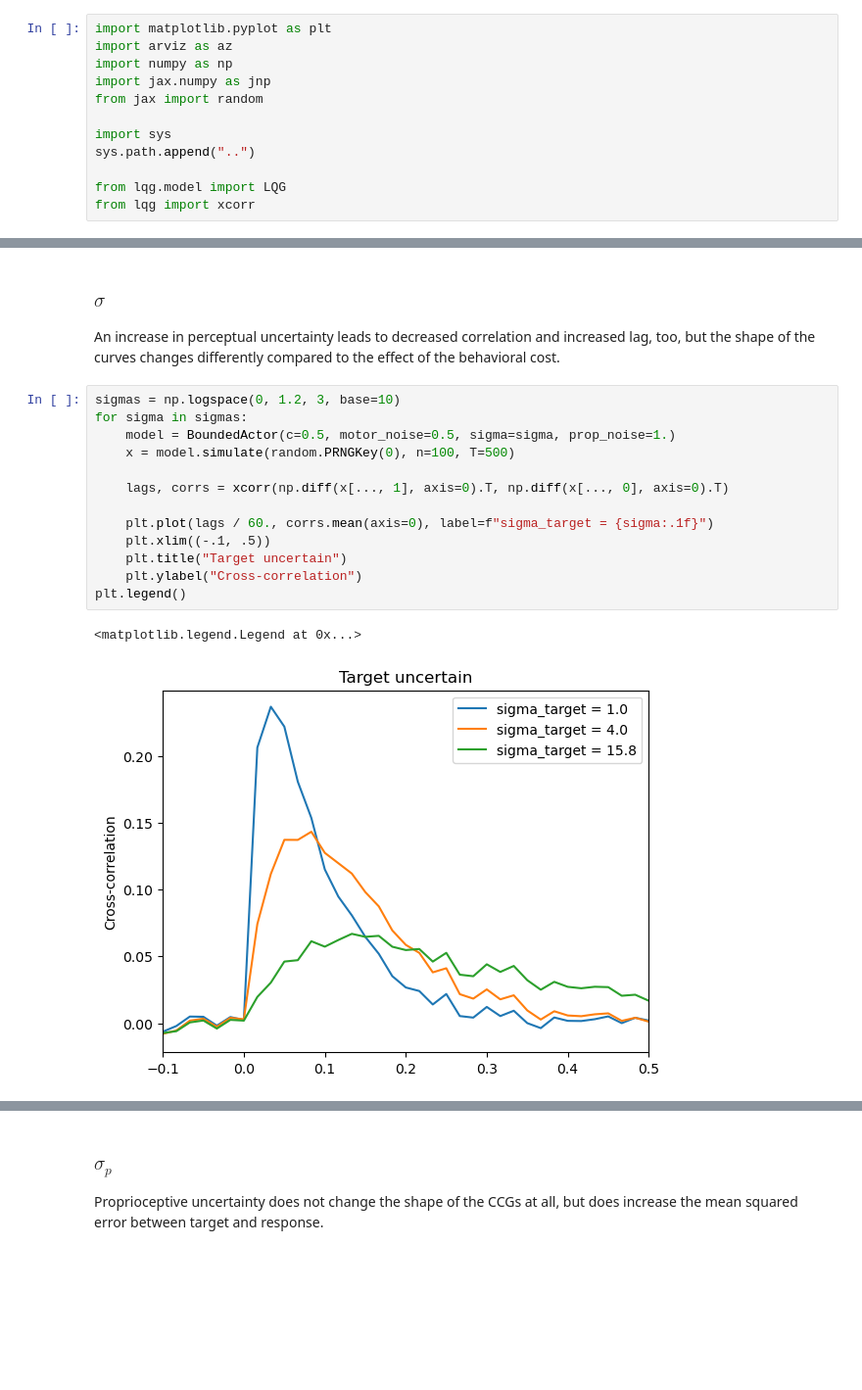
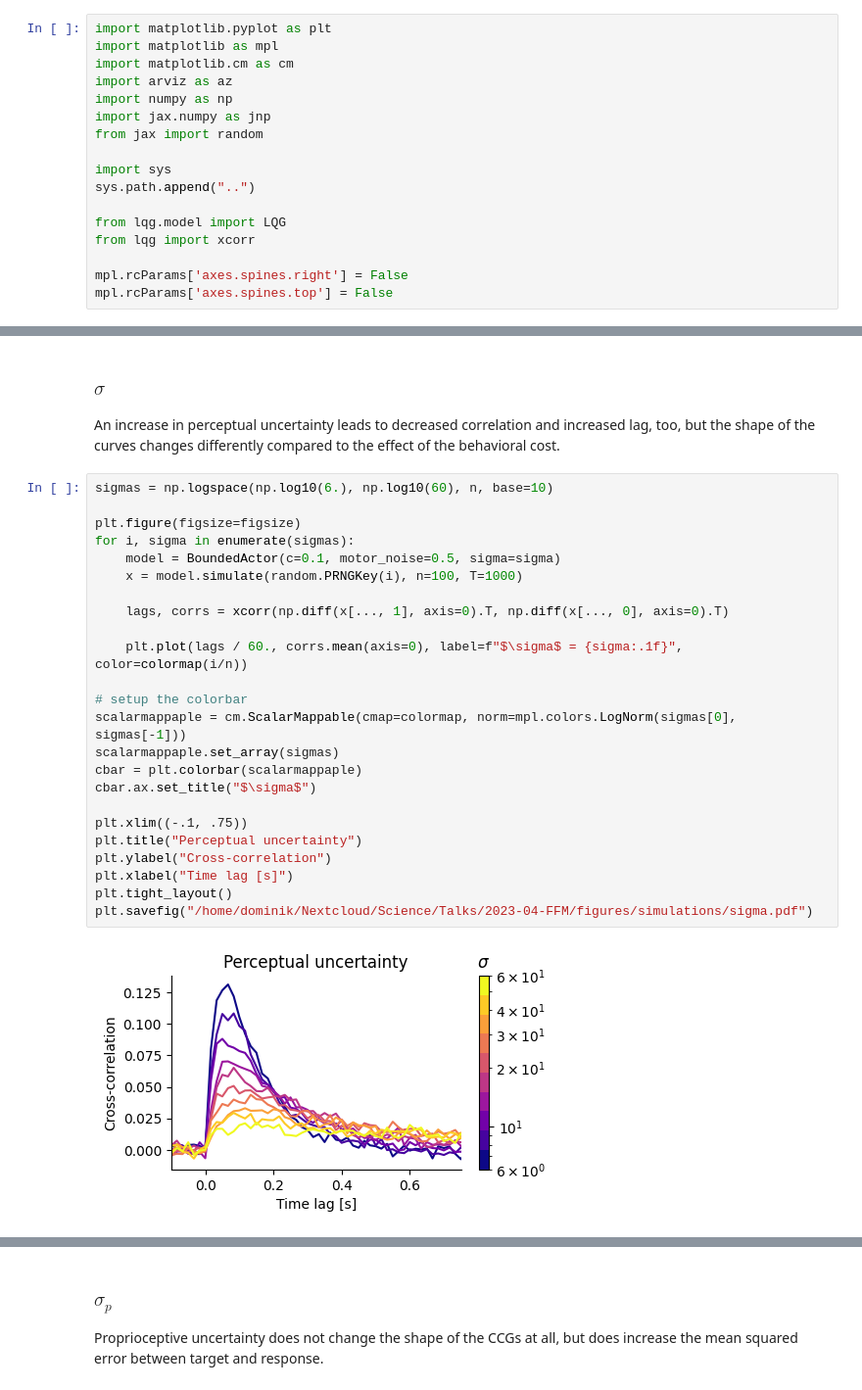
Before and after one commit to RothkopfLab/lqg, a Jupyter notebook: notebooks/01-HowTo.ipynb, the cells around one changed output, grey strips where cells are left out. Shown at 98% size. Drawn from its saved outputs; the diff is of its cells as text; blank space fills up the shorter version.

```diff
--- a/notebooks/01-HowTo.ipynb
+++ b/notebooks/01-HowTo.ipynb
@@ -1,5 +1,7 @@
 # %%
 import matplotlib.pyplot as plt
+import matplotlib as mpl
+import matplotlib.cm as cm
 import arviz as az
 import numpy as np
 import jax.numpy as jnp
@@ -10,6 +12,9 @@ sys.path.append("..")
 
 from lqg.model import LQG
 from lqg import xcorr
+
+mpl.rcParams['axes.spines.right'] = False
+mpl.rcParams['axes.spines.top'] = False
 # %% [markdown]
 # Model
 
@@ -144,19 +166,29 @@ Text(0, 0.5, 'Autocorrelation')
 
 An increase in perceptual uncertainty leads to decreased correlation and increased lag, too, but the shape of the curves changes differently compared to the effect of the behavioral cost.
 # %%
-sigmas = np.logspace(0, 1.2, 3, base=10)
-for sigma in sigmas:
-    model = BoundedActor(c=0.5, motor_noise=0.5, sigma=sigma, prop_noise=1.)
-    x = model.simulate(random.PRNGKey(0), n=100, T=500)
+sigmas = np.logspace(np.log10(6.), np.log10(60), n, base=10)
+
+plt.figure(figsize=figsize)
+for i, sigma in enumerate(sigmas):
+    model = BoundedActor(c=0.1, motor_noise=0.5, sigma=sigma)
+    x = model.simulate(random.PRNGKey(i), n=100, T=1000)
 
     lags, corrs = xcorr(np.diff(x[..., 1], axis=0).T, np.diff(x[..., 0], axis=0).T)
 
-    plt.plot(lags / 60., corrs.mean(axis=0), label=f"sigma_target = {sigma:.1f}")
-    plt.xlim((-.1, .5))
-    plt.title("Target uncertain")
-    plt.ylabel("Cross-correlation")
-plt.legend()
+    plt.plot(lags / 60., corrs.mean(axis=0), label=f"$\sigma$ = {sigma:.1f}", color=colormap(i/n))
+
+# setup the colorbar
+scalarmappaple = cm.ScalarMappable(cmap=colormap, norm=mpl.colors.LogNorm(sigmas[0], sigmas[-1]))
+scalarmappaple.set_array(sigmas)
+cbar = plt.colorbar(scalarmappaple)
+cbar.ax.set_title("$\sigma$")
+
+plt.xlim((-.1, .75))
+plt.title("Perceptual uncertainty")
+plt.ylabel("Cross-correlation")
+plt.xlabel("Time lag [s]")
+plt.tight_layout()
+plt.savefig("/home/dominik/Nextcloud/Science/Talks/2023-04-FFM/figures/simulations/sigma.pdf")
 # %% [output]
-<matplotlib.legend.Legend at 0x...>
-[figure, old version]
+[figure, new version]
 # %% [markdown]
```
Also changed, not shown: parts of 9 cells of this notebook, 2 other files.
